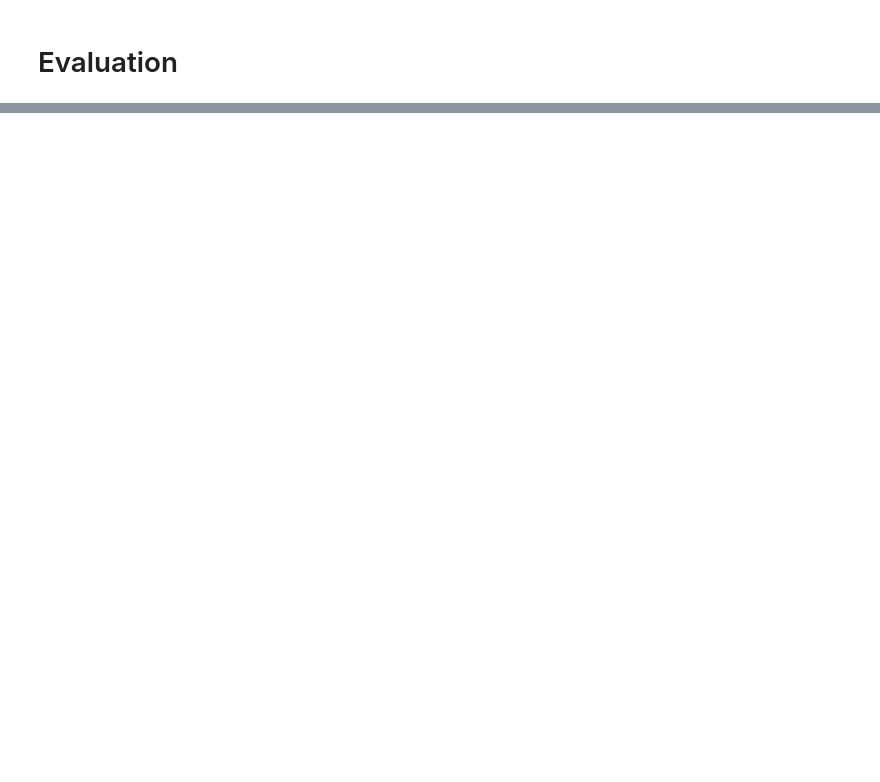
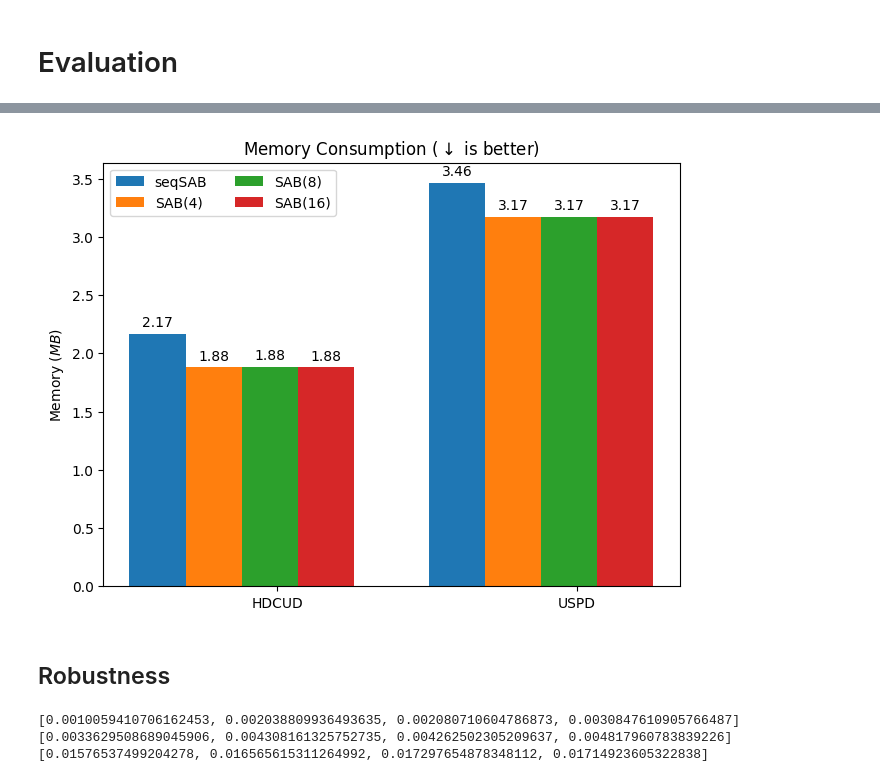
Before and after one commit to osayamenja/sab, a Jupyter notebook: walkthrough.ipynb, the cells around one changed output, grey strips where cells are left out. Drawn from its saved outputs; the diff is of its cells as text; code cells hidden in the pictures; blank space fills up the shorter version.

```diff
--- a/walkthrough.ipynb
+++ b/walkthrough.ipynb
@@ -184,0 +287,55 @@ print(alg_t)
+# %%
+d1_a_t = v_d[0][4]
+d2_a_t = v_d[1][4]
+
+# normalize to ms
+s_d = [d1_a_t[0], d2_a_t[0]]
+s_4 = [d1_a_t[1], d2_a_t[1]]
+s_8 = [d1_a_t[2], d2_a_t[2]]
+s_16 = [d1_a_t[3], d2_a_t[3]]
+# %%
+d_y = {
+    y_labels[0]: s_d,
+    y_labels[1]: s_4,
+    y_labels[2]: s_8,
+    y_labels[3]: s_16,
+}
+
+grouped_bar_plots(x_labels, d_y, r"Memory ($MB$)", r"Memory Consumption ($\downarrow$ is better)", "sab_m_o.pdf", lloc='upper left')
+# %% [output]
+[figure, added]
+# %% [markdown]
+## Robustness
+# %%
+trials = 1
+experiments = 4
+nds = [128, 256, 512]
+runs = 4
+r_a_t = []
+for exr in range(experiments):
+        r_a_t.append(0)
+r_v_d = []
+for nd in nds:
+    d = np.tril(np.ones((nd, nd), dtype=int), -1)
+    dg = nx.from_numpy_array(d)
+    G = nx.DiGraph()
+    G.add_edges_from(dg.edges)
+    n_thr = 4
+    for exr in range(experiments):
+        if exr == 0:
+            for trial in range(trials):
+                _, alg_t = sab_core(G)
+                r_a_t[exr] += alg_t / trials
+        else:
+            for trial in range(trials):
+                _, alg_t = sab_core(G, parallel=True, n_threads=n_thr)
+                r_a_t[exr] += alg_t / trials
+            n_thr *= 2
+    print(r_a_t)
+    r_v_d.append(r_a_t.copy())
+    for exr in range(experiments):
+        r_a_t[exr] = 0
+# %% [output]
+[0.0010059410706162453, 0.002038809936493635, 0.002080710604786873, 0.0030847610905766487]
+[0.0033629508689045906, 0.004308161325752735, 0.004262502305209637, 0.004817960783839226]
+[0.01576537499204278, 0.016565615311264992, 0.017297654878348112, 0.01714923605322838]
```
Also changed, not shown: parts of 31 cells of this notebook, 4 other files.
